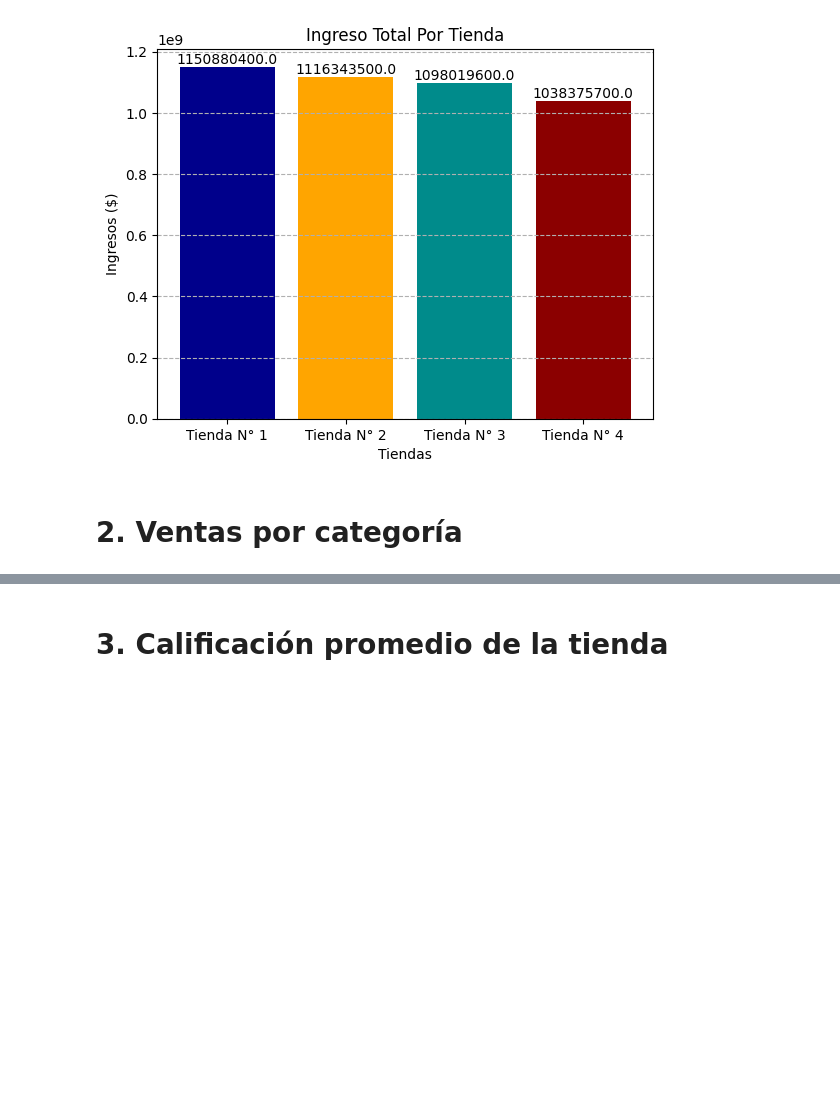
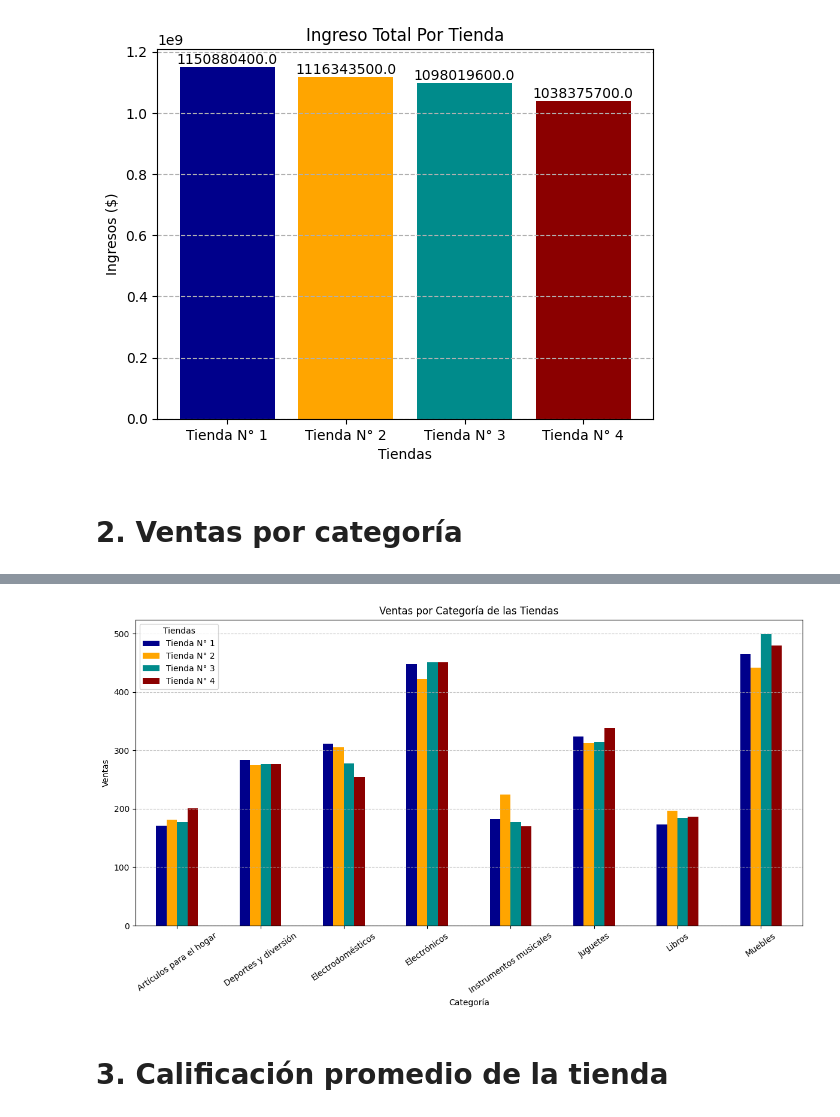
Before and after one commit to JoseIng-EO/challenge-alura-store, a Jupyter notebook: AluraStoreLatam.ipynb, the cells around one changed output, grey strips where cells are left out. Cells and saved outputs as stored; diff of their text form; code cells hidden in the pictures; blank space fills up the shorter version.

```diff
--- a/AluraStoreLatam.ipynb
+++ b/AluraStoreLatam.ipynb
@@ -65,0 +73,15 @@ for barra in barras:
+# %%
+#Contabilizar productos vendidos por categoría y tienda
+ventas_tienda1 = tienda['Categoría del Producto'].value_counts()
+ventas_tienda2 = tienda2['Categoría del Producto'].value_counts()
+ventas_tienda3 = tienda3['Categoría del Producto'].value_counts()
+ventas_tienda4 = tienda4['Categoría del Producto'].value_counts()
+
+#Ventas por categoría y mostrar tabla
+ventas_categoria = pd.DataFrame({
+    'Tienda N° 1': ventas_tienda1,
+    'Tienda N° 2': ventas_tienda2,
+    'Tienda N° 3': ventas_tienda3,
+    'Tienda N° 4': ventas_tienda4,
+})
+display(ventas_categoria)
@@ -66,3 +99,24 @@ for barra in barras:
+# %%
+#Gráfico
+colores = ['#00008b','#ffa500','#008b8b','#8b0000']
+#barras agrupadas
+ax = ventas_categoria.plot(kind='bar', figsize=(12,7), color=colores)
+#Ejes
+plt.title('Ventas por Categoría de las Tiendas')
+plt.xlabel('Categoría')
+plt.ylabel('Ventas')
+
+# Etiquetas en el eje X
+plt.xticks(rotation=35, ha='center')
+
+# Título viñeta y líneas de serie
+plt.legend(title='Tiendas')
+plt.grid(axis='y', linestyle='--', alpha=0.7)
+
+plt.tight_layout()
+plt.show()
+# %% [output]
+[figure, added]
 # %% [markdown]
 # 3. Calificación promedio de la tienda
 # %% [markdown]
```
Also changed, not shown: parts of 3 cells of this notebook.
